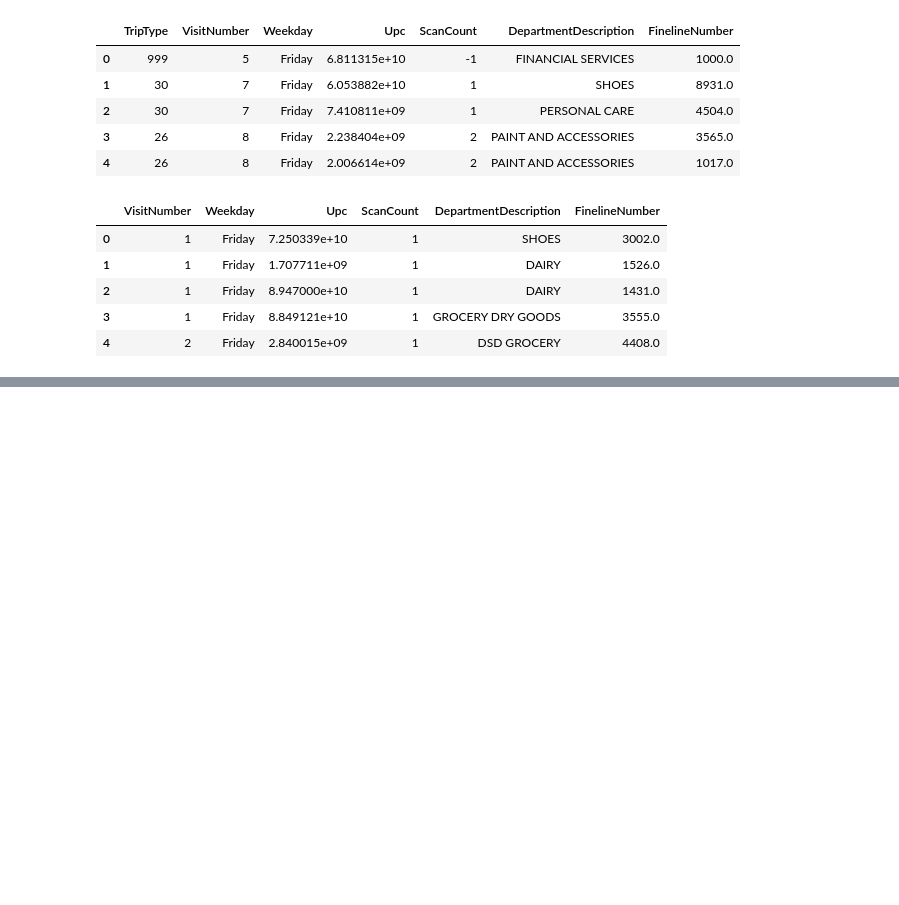
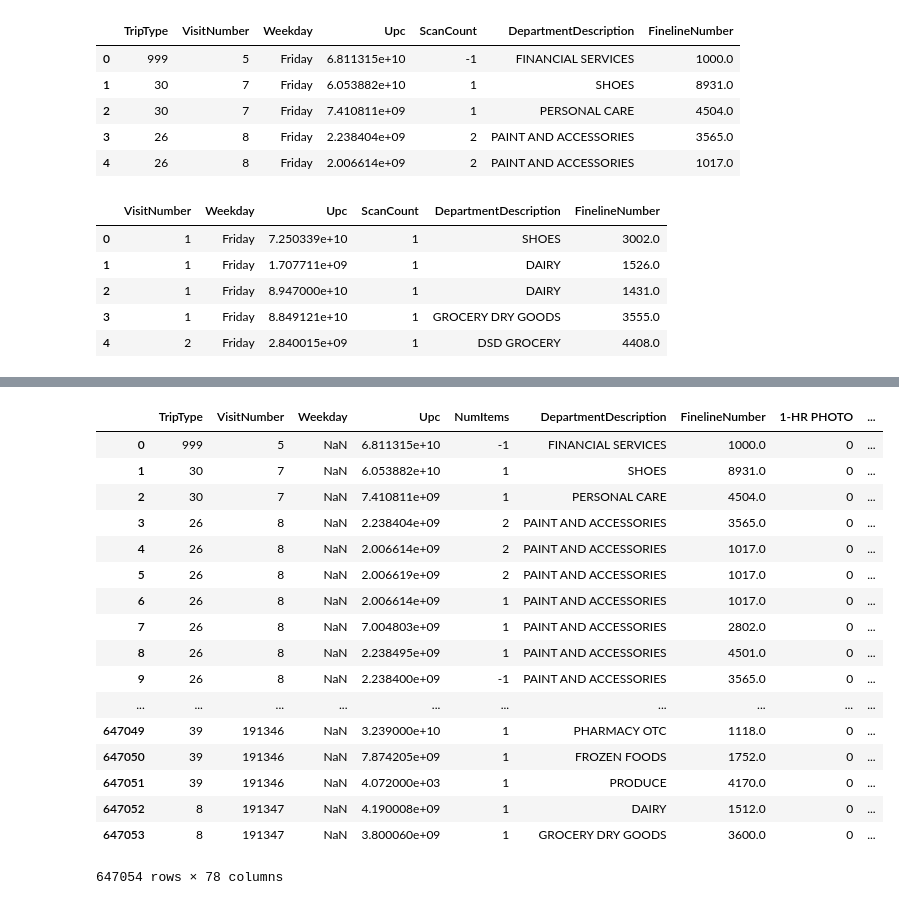
Before and after one commit to snehalsandy/walmart, a Jupyter notebook: Untitled.ipynb, the cells around one changed output, grey strips where cells are left out. Cells and saved outputs as stored; diff of their text form; code cells hidden in the pictures; blank space fills up the shorter version.

```diff
--- a/Untitled.ipynb
+++ b/Untitled.ipynb
@@ -74,0 +102,21 @@ data_dummies=data_dummies.replace(-0,0)
+# %%
+data
+# %% [output]
+|  | TripType | VisitNumber | Weekday | Upc | NumItems | DepartmentDescription | FinelineNumber | 1-HR PHOTO | ... |
+| 0 | 999 | 5 | NaN | 6.811315e+10 | -1 | FINANCIAL SERVICES | 1000.0 | 0 | ... |
+| 1 | 30 | 7 | NaN | 6.053882e+10 | 1 | SHOES | 8931.0 | 0 | ... |
+| 2 | 30 | 7 | NaN | 7.410811e+09 | 1 | PERSONAL CARE | 4504.0 | 0 | ... |
+| 3 | 26 | 8 | NaN | 2.238404e+09 | 2 | PAINT AND ACCESSORIES | 3565.0 | 0 | ... |
+| 4 | 26 | 8 | NaN | 2.006614e+09 | 2 | PAINT AND ACCESSORIES | 1017.0 | 0 | ... |
+| 5 | 26 | 8 | NaN | 2.006619e+09 | 2 | PAINT AND ACCESSORIES | 1017.0 | 0 | ... |
+| 6 | 26 | 8 | NaN | 2.006614e+09 | 1 | PAINT AND ACCESSORIES | 1017.0 | 0 | ... |
+| 7 | 26 | 8 | NaN | 7.004803e+09 | 1 | PAINT AND ACCESSORIES | 2802.0 | 0 | ... |
+| 8 | 26 | 8 | NaN | 2.238495e+09 | 1 | PAINT AND ACCESSORIES | 4501.0 | 0 | ... |
+| 9 | 26 | 8 | NaN | 2.238400e+09 | -1 | PAINT AND ACCESSORIES | 3565.0 | 0 | ... |
+| ... | ... | ... | ... | ... | ... | ... | ... | ... | ... |
+| 647049 | 39 | 191346 | NaN | 3.239000e+10 | 1 | PHARMACY OTC | 1118.0 | 0 | ... |
+| 647050 | 39 | 191346 | NaN | 7.874205e+09 | 1 | FROZEN FOODS | 1752.0 | 0 | ... |
+| 647051 | 39 | 191346 | NaN | 4.072000e+03 | 1 | PRODUCE | 4170.0 | 0 | ... |
+| 647052 | 8 | 191347 | NaN | 4.190008e+09 | 1 | DAIRY | 1512.0 | 0 | ... |
+| 647053 | 8 | 191347 | NaN | 3.800060e+09 | 1 | GROCERY DRY GOODS | 3600.0 | 0 | ... |
+647054 rows × 78 columns
```
Also changed, not shown: parts of 14 cells of this notebook.
